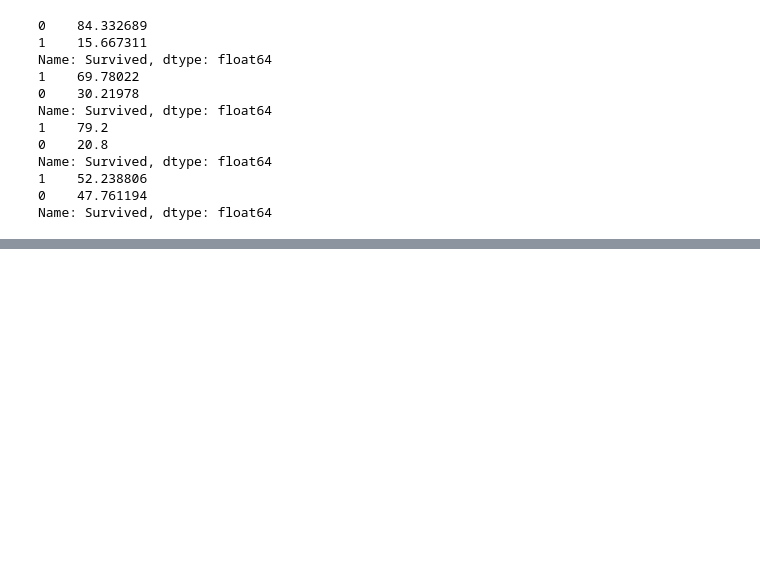
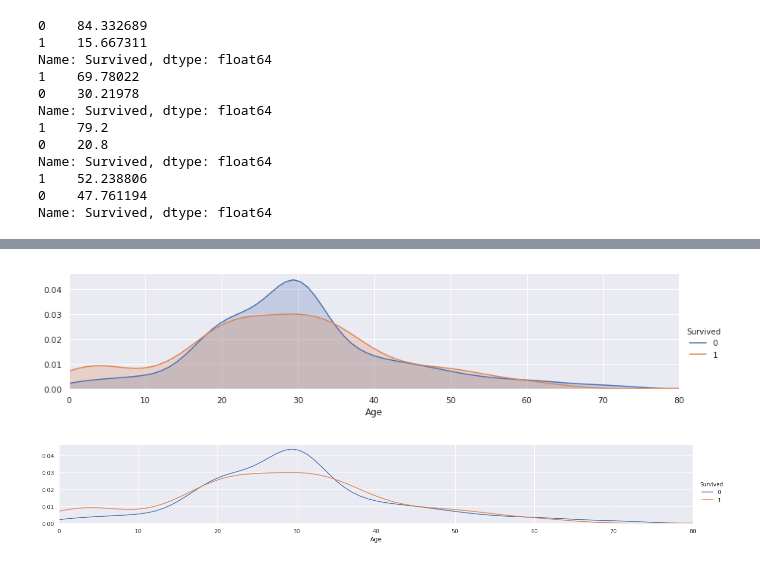
Before and after one commit to SkinkaDS/Titanic, a Jupyter notebook: thaynnara/titanic.ipynb, the cells around one changed output, grey strips where cells are left out. Cells and saved outputs as stored; diff of their text form; code cells hidden in the pictures; blank space fills up the shorter version.

```diff
--- a/thaynnara/titanic.ipynb
+++ b/thaynnara/titanic.ipynb
@@ -355,3 +355,8 @@ Name: Survived, dtype: float64
 1    52.238806
 0    47.761194
 Name: Survived, dtype: float64
+# %%
+dataFrame.drop("Name", axis=1, inplace=True)
+test.drop("Name", axis=1, inplace=True)
+
+dataFrame.head()
@@ -357,0 +388,6 @@ Name: Survived, dtype: float64
+# %%
+dataFrameAgeMedia = dataFrame.groupby("Title")["Age"].transform("median")
+testAgeMedia = test.groupby("Title")["Age"].transform("median")
+
+dataFrame.Age.fillna(dataFrameAgeMedia, inplace=True)
+test.Age.fillna(testAgeMedia, inplace=True)
@@ -357,0 +403,18 @@ Name: Survived, dtype: float64
+# %%
+facet = seaborn.FacetGrid(dataFrame, hue="Survived", aspect=4)
+facet.map(seaborn.kdeplot, "Age", shade=True)
+facet.set(xlim=(0, dataFrame.Age.max()))
+facet.add_legend()
+
+plt.show()
+# %% [output]
+[figure, added]
+# %%
+facet = seaborn.FacetGrid(dataFrame, hue="Survived", aspect=6) #aspect = espaçamento do grafico
+facet.map(seaborn.kdeplot, "Age", shade=False) # shade = preenchimento
+facet.set(xlim=(0, dataFrame.Age.max()))
+facet.add_legend()
+
+plt.show()
+# %% [output]
+[figure, added]
```
Also changed, not shown: parts of 12 cells of this notebook.
